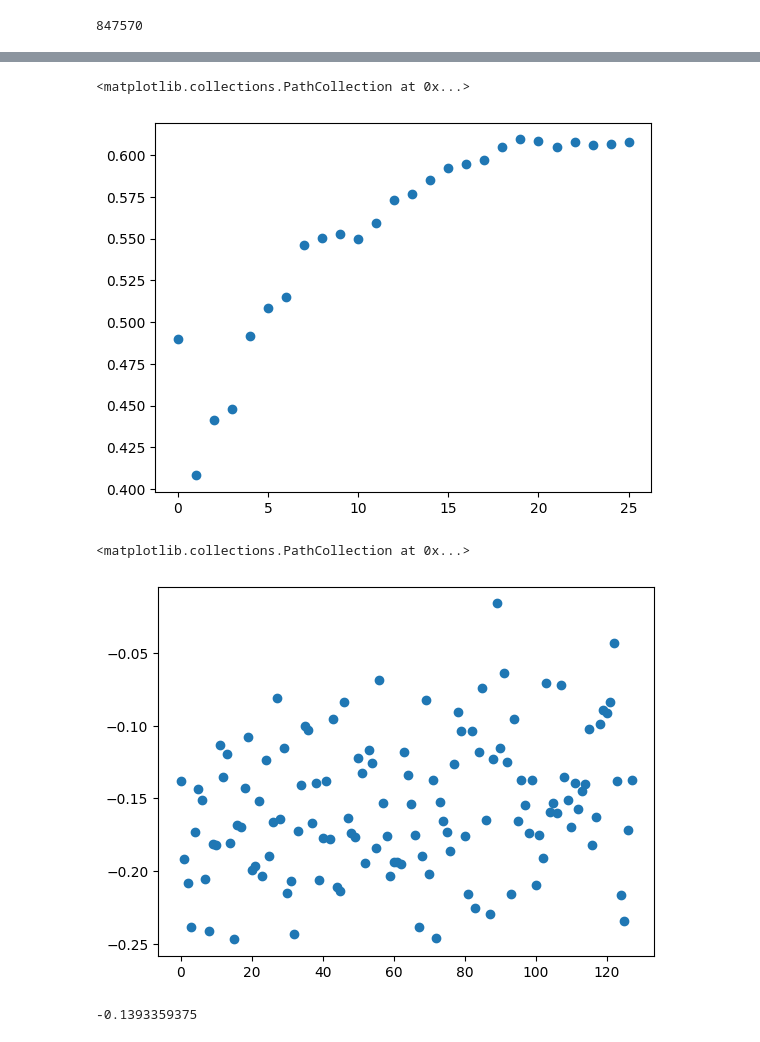
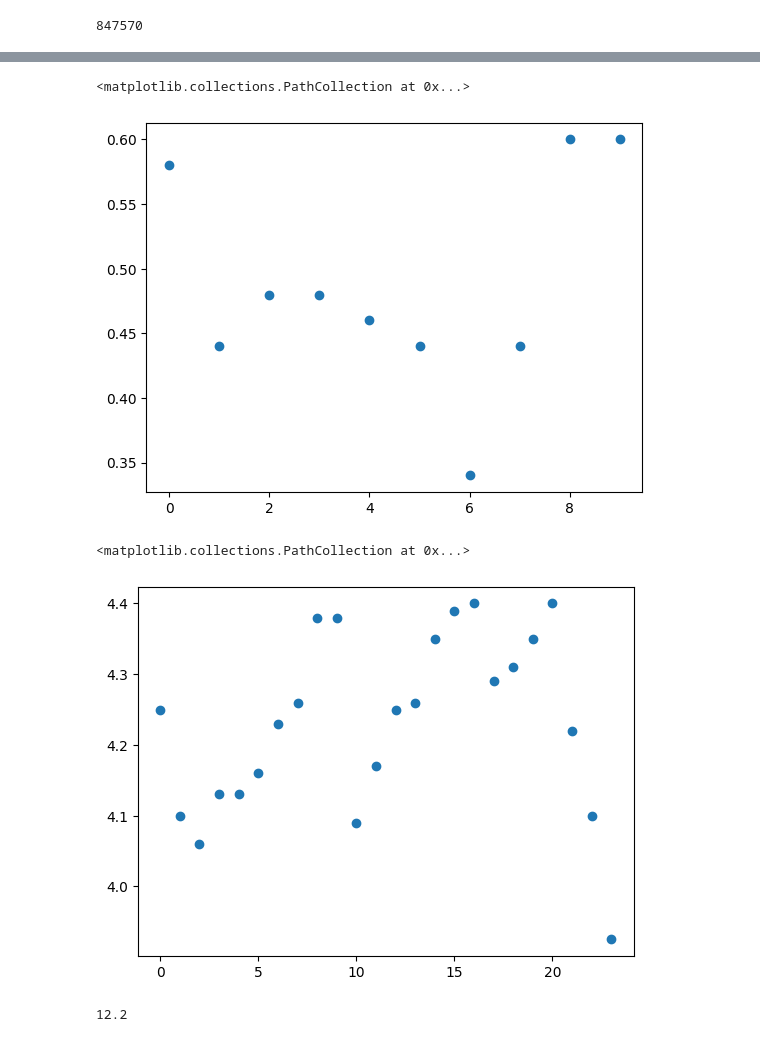
Before and after one commit to PrasannS/rlhf-length-biases, a Jupyter notebook: notebooks/eval/trainlog_analysis.ipynb, the cells around one changed output, grey strips where cells are left out. Saved outputs shown, nothing was run; the diff lists cells and outputs as text; code cells hidden in the pictures.

```diff
--- a/notebooks/eval/trainlog_analysis.ipynb
+++ b/notebooks/eval/trainlog_analysis.ipynb
@@ -19,4 +21,6 @@ len(concatenate_datasets([ds]*10))
 # %%
 # tlog = pd.read_json("../../outputs/bagofwords/dynarmlogs/expbow50_updatereprod_fix.jsonl", orient='records', lines=True)
 # tlog = pd.read_json("../../../active-rlhf/outputs/results/dynarmlogs/bagofwords/expbow50_reprodtest_exact.jsonl", orient='records', lines=True)
-tlog = pd.read_json("../../../active-rlhf/outputs/results/dynarmlogs/contrastivedistill/tiny_rm_conf_subsamp_bigrollout.jsonl", orient='records', lines=True)
+tlog = pd.read_json("../../../active-rlhf/outputs/results/dynarmlogs/ultra/tiny_rm_conf_active_final.jsonl", orient='records', lines=True)
+tmp = tlog
+tmp = tmp.dropna(subset='golds')
@@ -50,12 +43,20 @@ tmp
 # %%
 rat = 0
 ngs = []
+accs = []
 sind = 0
 for ind, row in tmp.iloc[sind:].iterrows():
     # row['golds'] = get_synth_rewards(row['texts'], 'bagofwords')
+    if len(row['golds'])==0:
+        continue
+    if row['golds'][0]==row['golds'][1]:
+            continue
     ngs.append(row['golds'])
     if ((row['rewards'][0]>row['rewards'][1])!=(row['golds'][0]>row['golds'][1])):
         rat+=1
-tmp['golds'] = ngs
-print(rat/len(tmp))
+        accs.append(1)
+    else:
+        accs.append(0)
+#tmp['golds'] = ngs
+print(rat/len(ngs))
 # %% [output]
@@ -89,32 +64,36 @@ tmp
 # %%
 tot, corr = 0, 0
 vals = []
-for j in range(0, len(tmp), 50):
-    # check heuristic accuracy
-    for i, row in tmp.iloc[j:j+50].iterrows():
-        # if abs(row['rewards'][0]-row['rewards'][1])>row['thresh']:
-        if row['golds'][0]==row['golds'][1]:
-            continue
-        tot = tot+1
-        corr += 1 if ((row['rewards'][0]>row['rewards'][1])==(row['golds'][0]>row['golds'][1])) else 0
-    vals.append(corr/tot)
+interv = 25
+for j in range(0, len(accs), interv):
+    vals.append(mean(accs[j:j+50]))
+    # # check heuristic accuracy
+    # for i, row in tmp.iloc[j:j+interv].iterrows():
+    #     # if abs(row['rewards'][0]-row['rewards'][1])>row['thresh']:
+    #     if row['golds'][0]==row['golds'][1]:
+    #         continue
+    #     tot = tot+1
+    #     corr += 1 if ((row['rewards'][0]>row['rewards'][1])==(row['golds'][0]>row['golds'][1])) else 0
+    # vals.append(corr/tot)
 # %%
 plt.scatter(range(len(vals)), vals)
 # %% [output]
 <matplotlib.collections.PathCollection at 0x...>
-[figure, old version]
+[figure, new version]
 # %%
-means = [mean(m) for m in tmp['golds']]
-interv =10
-mbins = [mean(means[i:i+interv]) for i in range(0, len(means), interv)]
+means = [mean(m) for m in ngs]
+# means = [mean(m) for m in tmp['rewards']]
+
+interv = 10
+mbins = [mean(means[i:i+25]) for i in range(0, len(means), interv)]
 plt.scatter(range(len(mbins)), mbins)
 # %% [output]
 <matplotlib.collections.PathCollection at 0x...>
-[figure, old version]
+[figure, new version]
 # %%
 mean(means[-200:])
 # %% [output]
--0.1393359375
+12.2
 # %%
 means = [mean(m) for m in tmp['golds']]
 plt.scatter(range(len(means)), means)
```
Also changed, not shown: parts of 11 cells of this notebook, 4 other files.
